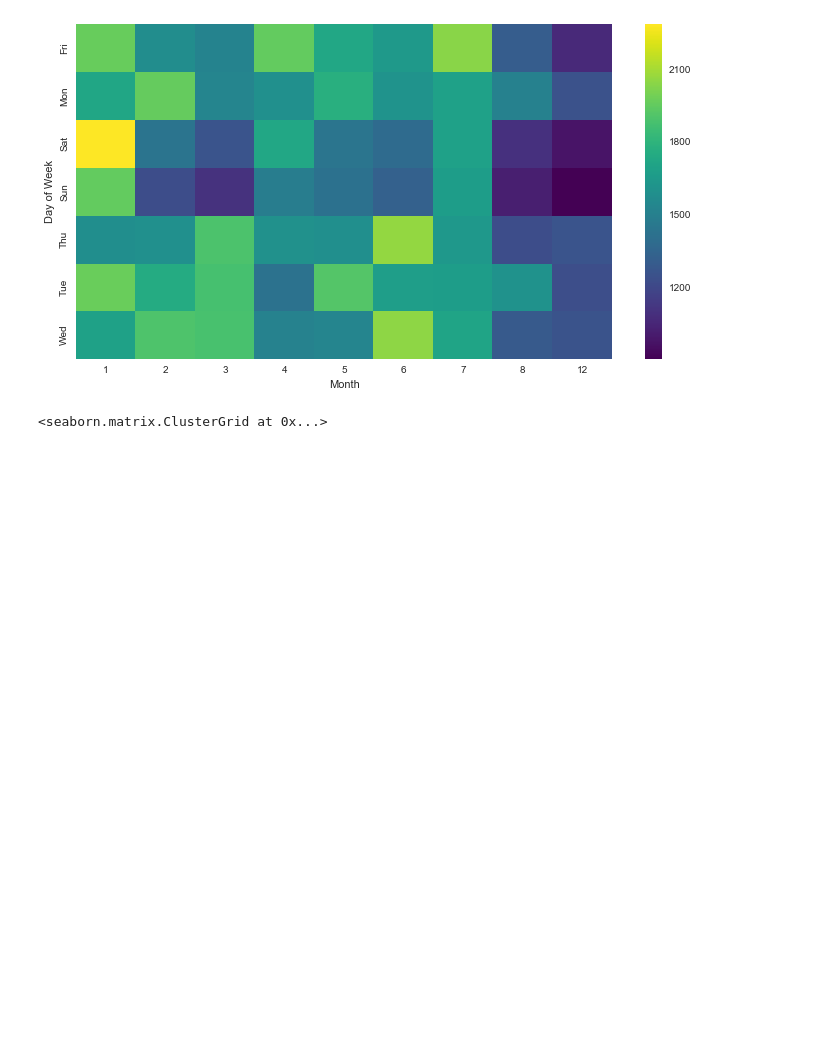
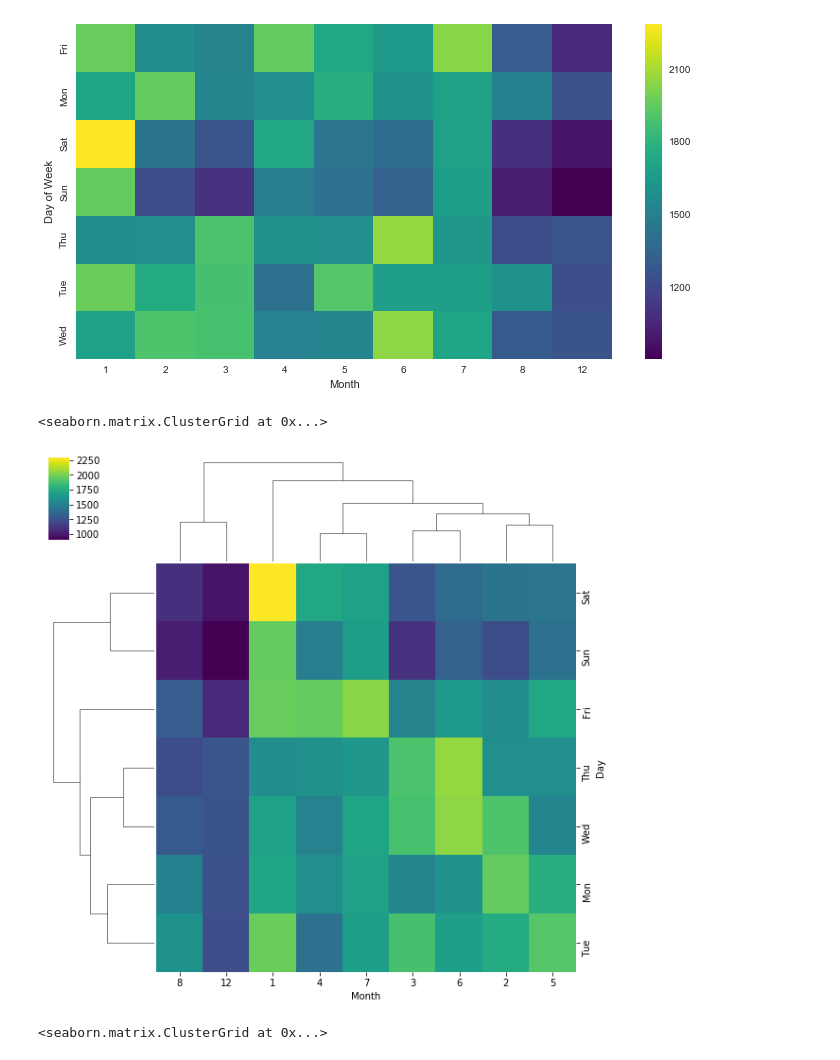
Before and after one commit to whodatXLIV/Python-For-Data-Scientist, a Jupyter notebook: Data-Capstone-Projects/911 Calls Data Capstone Project .ipynb, the cells around one changed output. Cells and saved outputs as stored; diff of their text form; code cells hidden in the pictures; blank space fills up the shorter version.

```diff
--- a/Data-Capstone-Projects/911 Calls Data Capstone Project .ipynb
+++ b/Data-Capstone-Projects/911 Calls Data Capstone Project .ipynb
@@ -309,6 +311,11 @@ ____
 # %% [output]
 <matplotlib.axes._subplots.AxesSubplot at 0x...>
 [figure]
+# %%
+sns.clustermap(g,cmap='viridis')
+# %% [output]
+<seaborn.matrix.ClusterGrid at 0x...>
+[figure, added]
 # %%
 # %% [output]
 <seaborn.matrix.ClusterGrid at 0x...>
```
Also changed, not shown: parts of 12 cells of this notebook.
